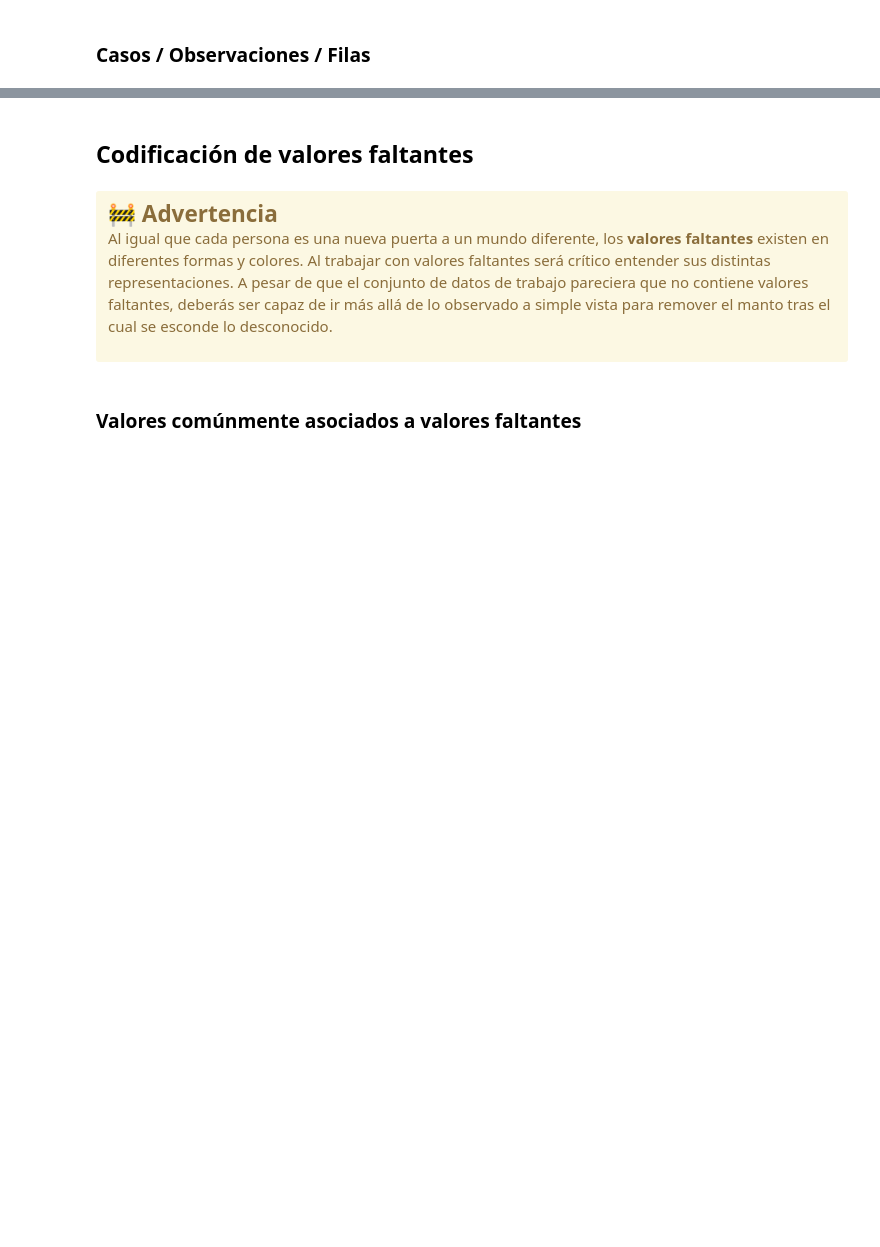
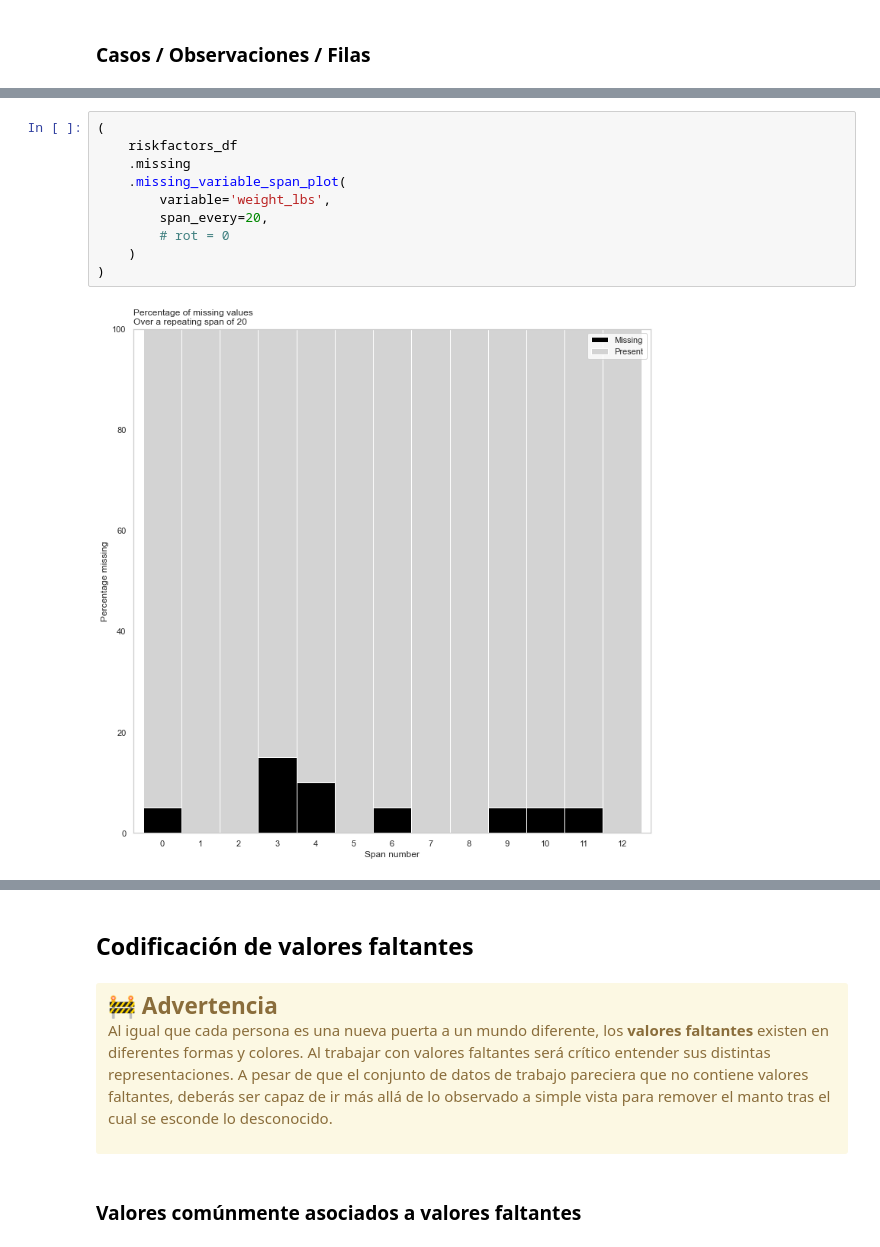
Before and after one commit to Bryan1195/Course_Missing_Values, a Jupyter notebook: notebooks/live-exploration-missing-values.ipynb, the cells around one changed output, grey strips where cells are left out. Cells and saved outputs as stored; diff of their text form; blank space fills up the shorter version.

```diff
--- a/notebooks/live-exploration-missing-values.ipynb
+++ b/notebooks/live-exploration-missing-values.ipynb
@@ -438,0 +447,12 @@ riskfactors_df.missing.missing_case_table()
+# %%
+(
+    riskfactors_df
+    .missing
+    .missing_variable_span_plot(
+        variable='weight_lbs',
+        span_every=20,
+        # rot = 0
+    )
+)
+# %% [output]
+[figure, added]
```
Also changed, not shown: parts of 4 cells of this notebook.
